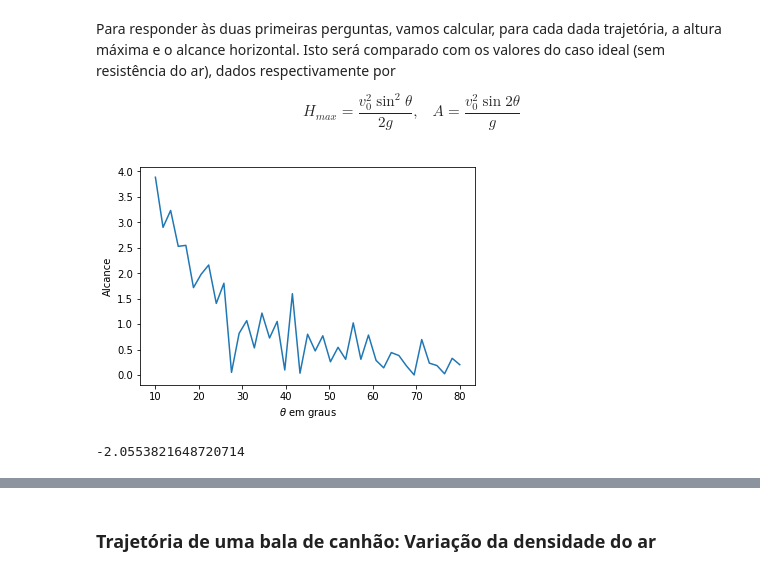
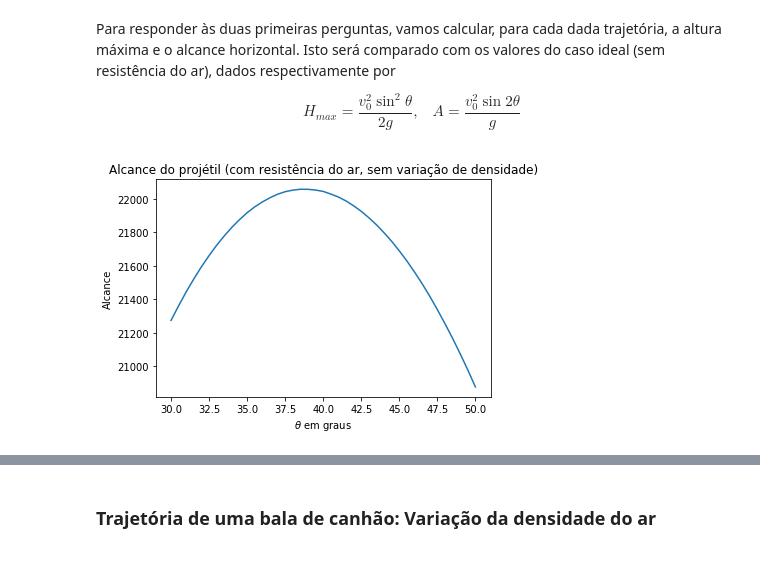
Before and after one commit to solano/mccomp19, a Jupyter notebook: projetil.ipynb, the cells around one changed output, grey strips where cells are left out. Drawn from its saved outputs; the diff is of its cells as text; code cells hidden in the pictures.

```diff
--- a/projetil.ipynb
+++ b/projetil.ipynb
@@ -275,6 +275,28 @@ def integrar_projetil(inicial,func,params,t0=0,Δt=0.01):
     xyzuvw_t2 = np.array(xyzuvw_t2)
     return list([xyzuvw_t2[:,i] for i in range(6)])
 
+# Calcula o alcance horizontal com erro da ordem de vΔt
+def alcance(x,y):
+    return np.sqrt(x[-1]**2 + y[-1]**2)
+
+# Calcula a altura máxima com erro da ordem de vΔt
+def altura_max(z):
+    return np.max(z)
+
+# Recebe uma função de derivadas, uma lista (ou array) de condições
+# iniciais, uma de parâmetros, e funções da trajetória para calcular.
+# Integra para cada condição inicial e calcula as funções na trajetória
+# obtida.
+# Retorna uma tupla de arrays contendo os resultados das funções.
+# Exemplo de funções da trajetória: alcance, altura máxima, ação,
+# velocidade máxima.
+def variar_condicoes(derivadas, iniciais, lparams, *funcs):
+    if not funcs: return
+
+    res = tuple(list() for f in funcs)
+    for inicial, params in zip(iniciais,lparams):
+        x,y,z,u,v,w = integrar_projetil(inicial,derivadas,params)
+
 # Talvez eu use também:
 def plot_xz(trajetorias,title='',xlabel='x',ylabel='z',legend=True):
     for x,z,label in trajetorias:
@@ -353,20 +369,25 @@ def alcance_xz(x,z,u,w):
 # %%
-θ_arr = np.linspace(10,80,40+1)
+# Cálculo do alcance
+
+θ_arr = np.linspace(30,50,40+1)
 alcance_arr = []
-a = []
+altura_max_arr = []
+
 for θ in θ_arr:
     θ_rad = np.deg2rad(θ)
     inicial = 0,0,0, v0*np.cos(θ_rad),0,v0*np.sin(θ_rad)
-    x,_,z,u,_,w = integrar_projetil(inicial,deriv_resist_1,(g,B))
-    alcance_arr.append(alcance_xz(x,z,u,w))
-    a.append(x[-1])
-plt.plot(θ_arr, np.array(a)-np.array(alcance_arr))
+    x,_,z,_,_,_ = integrar_projetil(inicial,deriv_resist_1,(g,B))
+
+    alcance_arr.append(alcance(x,[0]))
+    altura_max_arr.append(altura_max(z))
+
+alcance_arr = np.array(alcance_arr)
+altura_max_arr = np.array(altura_max_arr)
+
+plt.plot(θ_arr, alcance_arr)
 plt.xlabel(r'$\theta$ em graus')
 plt.ylabel('Alcance')
+plt.title('Alcance do projétil (com resistência do ar, sem variação de densidade)')
 plt.show()
 # %% [output]
-[figure, old version]
+[figure, new version]
-# %%
-z[-1]
-# %% [output]
--2.0553821648720714
```
Also changed, not shown: parts of 2 cells of this notebook.
